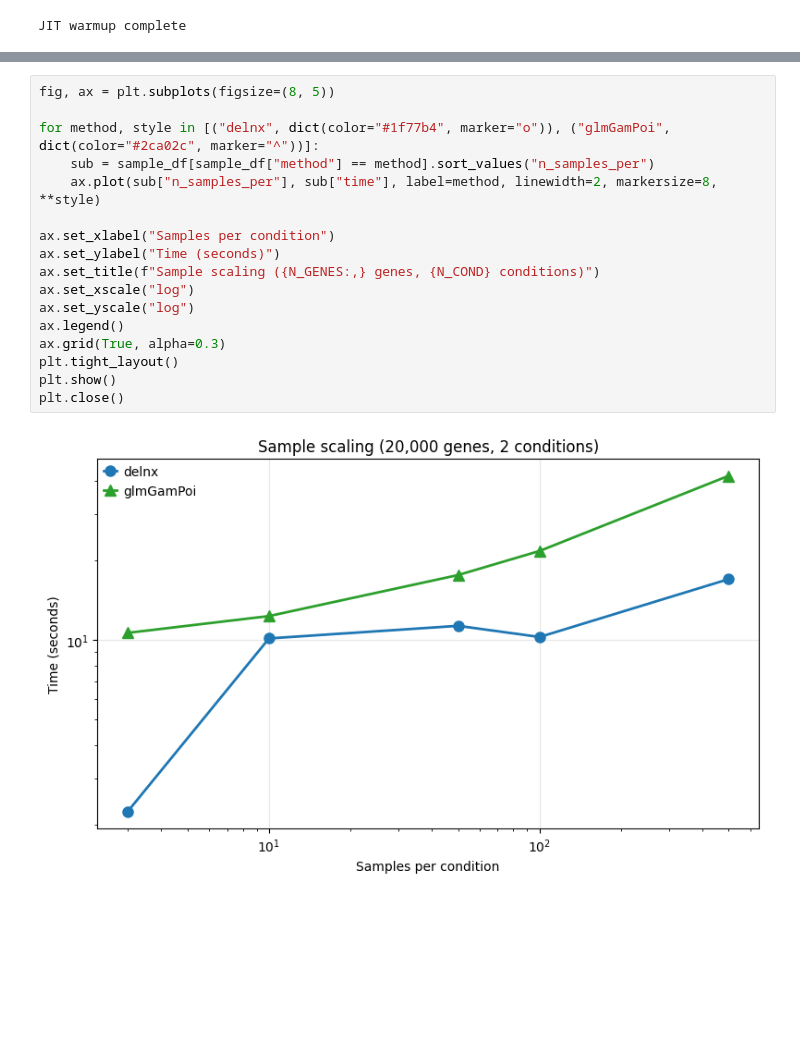
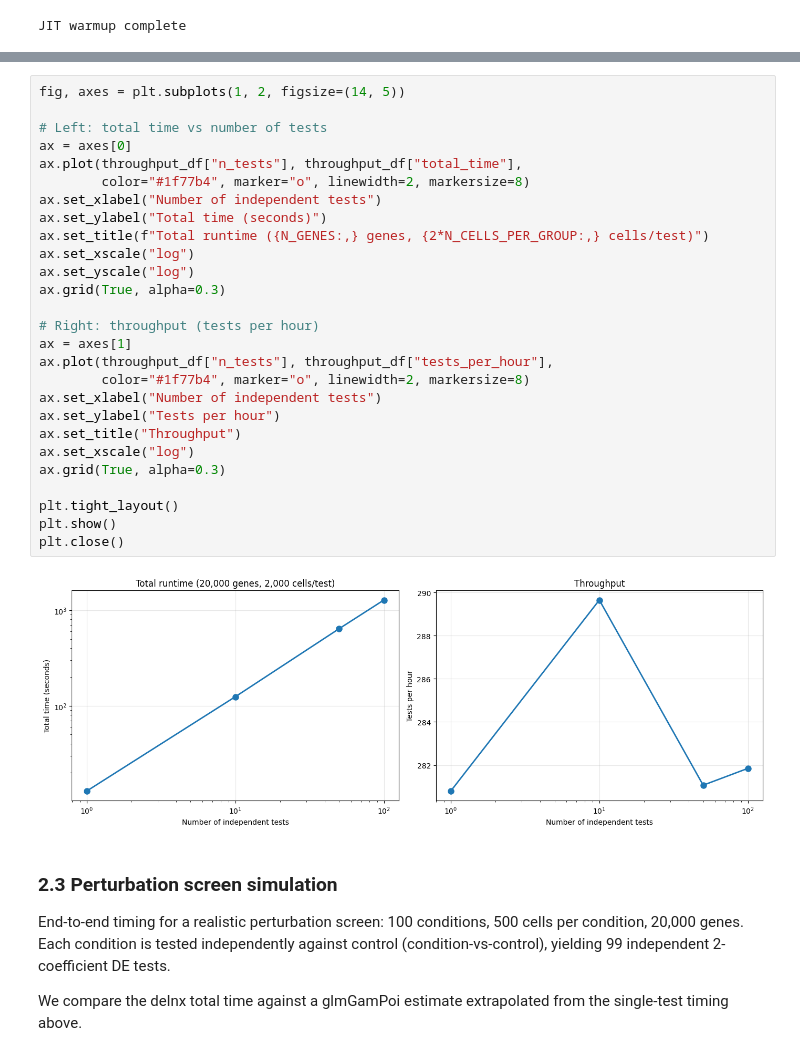
Before and after one commit to mlbelab/delnx, a Jupyter notebook: docs/notebooks/benchmark.ipynb, the cells around one changed output, grey strips where cells are left out. Cells and saved outputs as stored; diff of their text form; blank space fills up the shorter version.

```diff
--- a/docs/notebooks/benchmark.ipynb
+++ b/docs/notebooks/benchmark.ipynb
@@ -376,19 +369,38 @@ print("\n" + sample_df.pivot_table(index="n_samples_per", columns="method", valu
 # %%
-fig, ax = plt.subplots(figsize=(8, 5))
+fig, axes = plt.subplots(1, 2, figsize=(14, 5))
 
-for method, style in [("delnx", dict(color="#1f77b4", marker="o")), ("glmGamPoi", dict(color="#2ca02c", marker="^"))]:
-    sub = sample_df[sample_df["method"] == method].sort_values("n_samples_per")
-    ax.plot(sub["n_samples_per"], sub["time"], label=method, linewidth=2, markersize=8, **style)
-
-ax.set_xlabel("Samples per condition")
-ax.set_ylabel("Time (seconds)")
-ax.set_title(f"Sample scaling ({N_GENES:,} genes, {N_COND} conditions)")
+# Left: total time vs number of tests
+ax = axes[0]
+ax.plot(throughput_df["n_tests"], throughput_df["total_time"],
+        color="#1f77b4", marker="o", linewidth=2, markersize=8)
+ax.set_xlabel("Number of independent tests")
+ax.set_ylabel("Total time (seconds)")
+ax.set_title(f"Total runtime ({N_GENES:,} genes, {2*N_CELLS_PER_GROUP:,} cells/test)")
 ax.set_xscale("log")
 ax.set_yscale("log")
-ax.legend()
 ax.grid(True, alpha=0.3)
+
+# Right: throughput (tests per hour)
+ax = axes[1]
+ax.plot(throughput_df["n_tests"], throughput_df["tests_per_hour"],
+        color="#1f77b4", marker="o", linewidth=2, markersize=8)
+ax.set_xlabel("Number of independent tests")
+ax.set_ylabel("Tests per hour")
+ax.set_title("Throughput")
+ax.set_xscale("log")
+ax.grid(True, alpha=0.3)
+
 plt.tight_layout()
 plt.show()
 plt.close()
 # %% [output]
-[figure, old version]
+[figure, new version]
+# %% [markdown]
+### 2.3 Perturbation screen simulation
+
+End-to-end timing for a realistic perturbation screen: 100 conditions, 500 cells
+per condition, 20,000 genes. Each condition is tested independently against control
+(condition-vs-control), yielding 99 independent 2-coefficient DE tests.
+
+We compare the delnx total time against a glmGamPoi estimate extrapolated from
+the single-test timing above.
```
Also changed, not shown: parts of 10 cells of this notebook, 1 other file.
